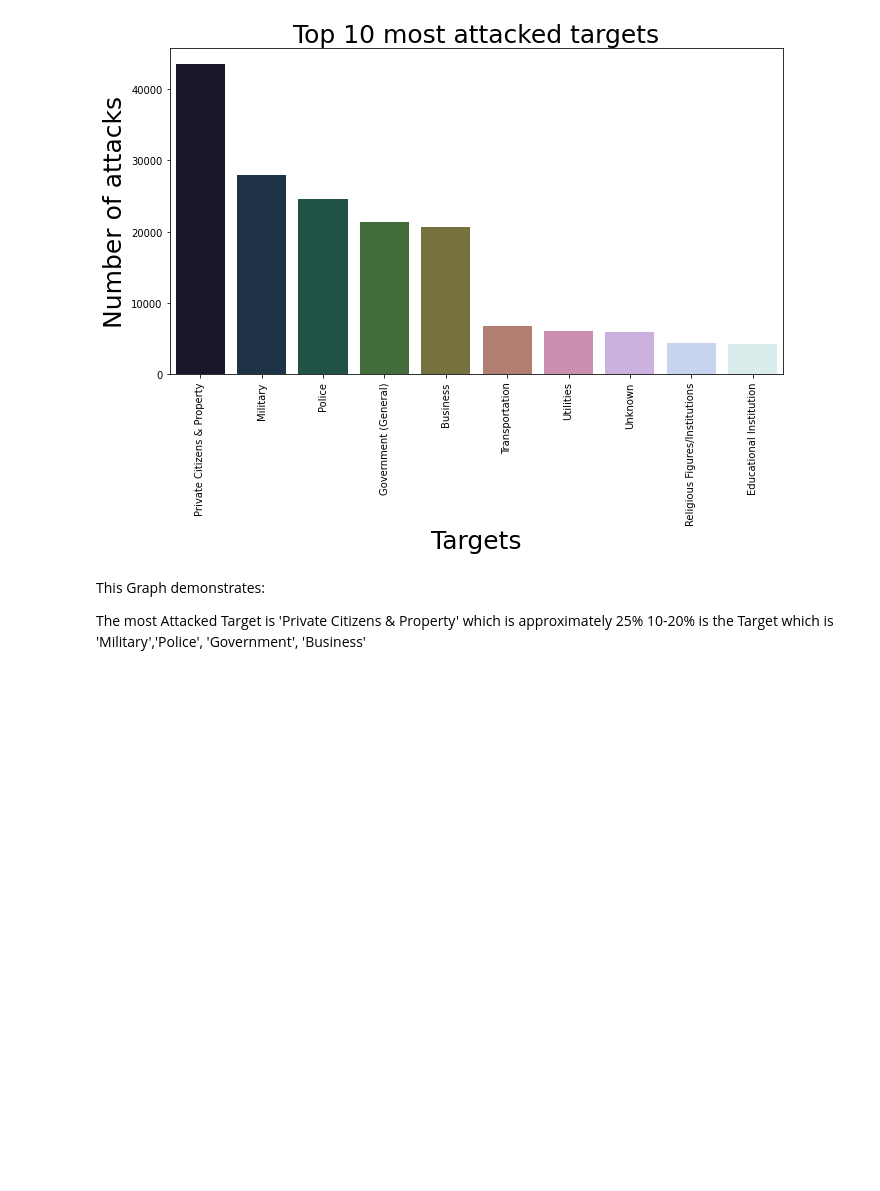
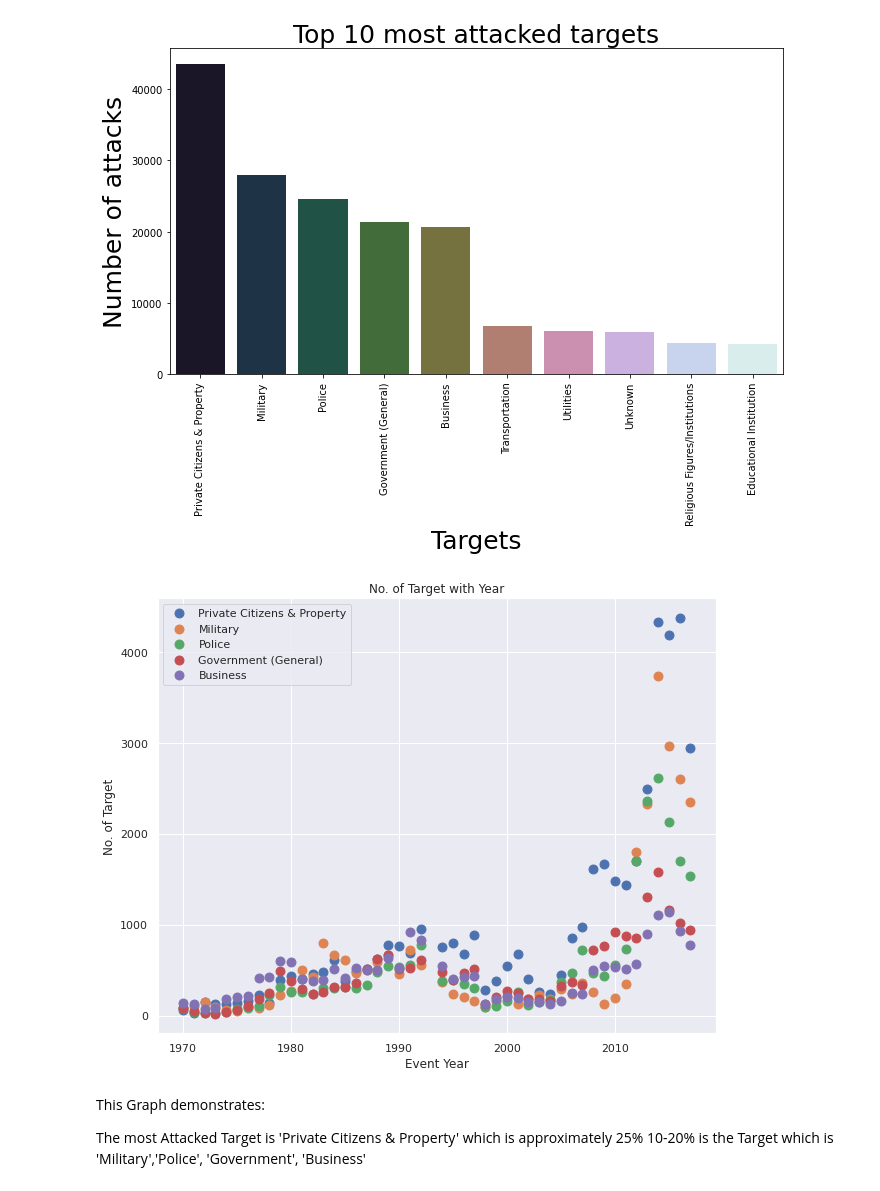
Before and after one commit to Sharaffin/EDA-GlobalTerrorismAnalysis, a Jupyter notebook: Copy_of_Global_Terrorism_Analysis_sharaffin_Capstone_Project.ipynb, the cells around one changed output. Cells and saved outputs as stored; diff of their text form; code cells hidden in the pictures; blank space fills up the shorter version.

```diff
--- a/Copy_of_Global_Terrorism_Analysis_sharaffin_Capstone_Project.ipynb
+++ b/Copy_of_Global_Terrorism_Analysis_sharaffin_Capstone_Project.ipynb
@@ -403,6 +434,22 @@ plt.xticks(rotation=90)
 plt.show()
 # %% [output]
 [figure]
+# %%
+# Plottig Target types in scatter
+plt.figure(figsize=(10,8))
+list_of_targets=['Private Citizens & Property','Military','Police','Government (General)','Business']
+for target in list_of_targets:
+  x=list(dt.Year.unique())
+  y=[dict(dt.groupby(['Year'])['Target_Type'].value_counts()).get((i, target)) for i in x]
+  plt.scatter(x, y,s=80)
+
+plt.title('No. of Target with Year')
+plt.ylabel('No. of Target')
+plt.xlabel('Event Year')
+plt.legend(list_of_targets)
+plt.show()
+# %% [output]
+[figure, added]
 # %% [markdown]
 This Graph demonstrates:
 
```
Also changed, not shown: parts of 18 cells of this notebook.
